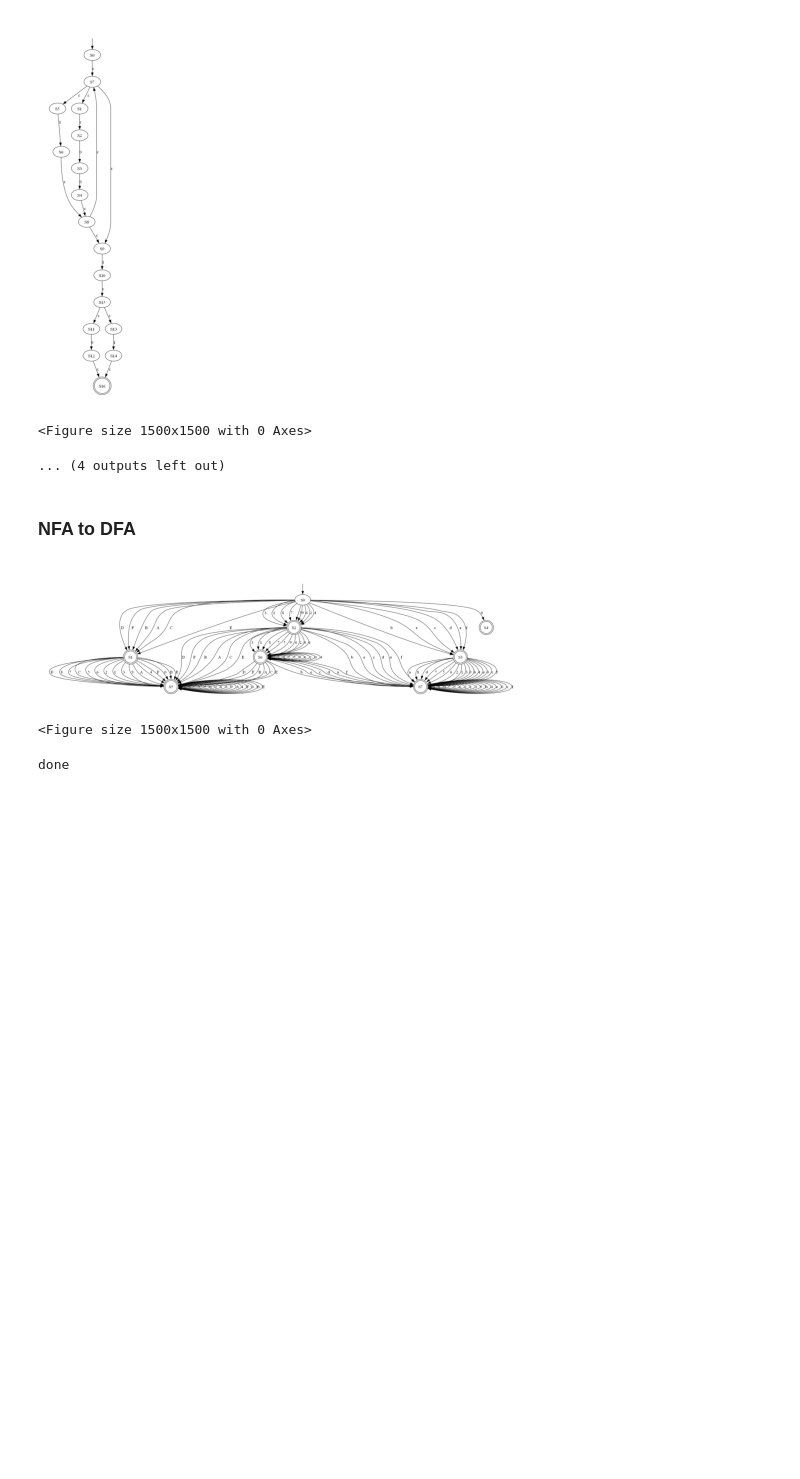
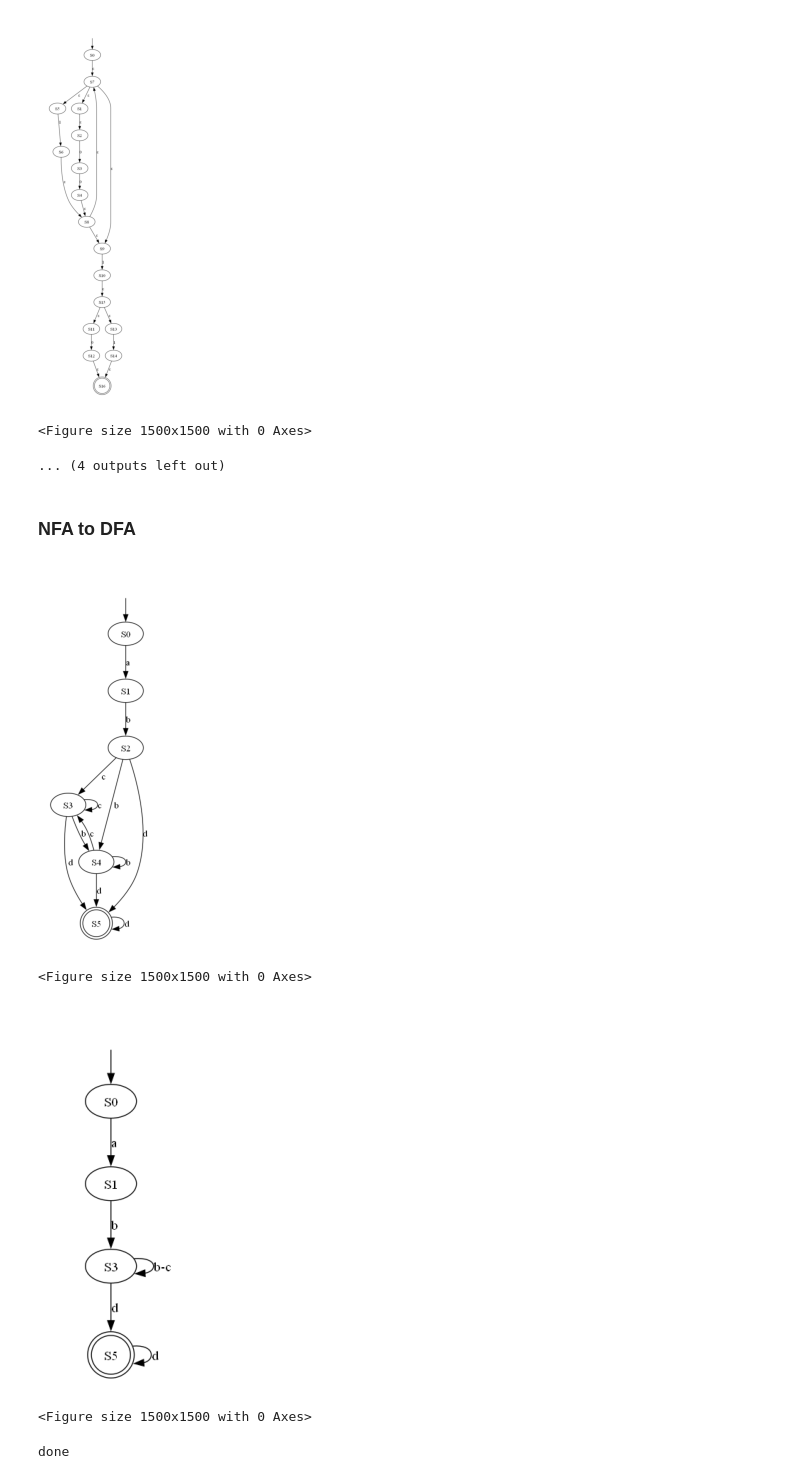
Before and after one commit to MohamedHAmin/NFA-DFA-cmd-generator, a Jupyter notebook: assignment_1.ipynb, the cells around one changed output. Saved outputs shown, nothing was run; the diff lists cells and outputs as text; code cells hidden in the pictures; blank space fills up the shorter version.

```diff
--- a/assignment_1.ipynb
+++ b/assignment_1.ipynb
@@ -70,9 +70,9 @@ def draw_FSM(json_file: str, label: str) -> graphviz.Digraph:
                     if symbol == 'epsilon':
                         symbol = 'ε'
                     dot.edge(key, next_state, label=symbol)
-                else:
-                    next_state = fsm[key][symbol]
-                    dot.edge(key, next_state, label=symbol)
+            else:
+                next_state = fsm[key][symbol]
+                dot.edge(key, next_state, label=symbol)
 
     dot.edge('startingStateH', fsm['startingState'])
 
@@ -123,8 +123,8 @@ def display_and_save_image_DFA(json_file: str, fileName: str) -> None:
     plt.show()
 
 
-def display_and_save_image(json_file: str, fileName: str) -> None:
-    dot = draw_nfa(json_file)
+def display_and_save_image(json_file: str, fileName: str, label: str) -> None:
+    dot = draw_FSM(json_file, label)
     dot.format = 'png'
     dot.render(fileName)
 
@@ -623,19 +940,32 @@ def Requirement2(json):
 
     # convert the NFA to unminimized_DFA
     unminimized_DFA = convert_nfa_to_dfa(json, start_closure_list, is_start_terminating)
+
+
     #Write the DFA to a json file
-    json_write(unminimized_DFA, "DFA.json")
+    json_write(convert_transitions_to_character_classes(unminimized_DFA), "DFA.json")
+
+
     # Draw the DFA
-    display_and_save_image_DFA("DFA.json", "DFA")
+    display_and_save_image("DFA.json", "DFA", "DFA")
+
+    minimized_DFA = Minimize_DFA(unminimized_DFA)
+    minimized_DFA_json = Minimized_DFA_to_JSON(unminimized_DFA, minimized_DFA)
+
+    json_write(convert_transitions_to_character_classes(minimized_DFA_json), "MDFA.json")
+
+    display_and_save_image("MDFA.json", "MDFA", "DFA")
 
     print("done")
 # %%
 # load the json file test1.json
-with open('test3.json') as f:
+with open('test1.json') as f:
     test1 = json.load(f)
 
 Requirement2(test1)
 # %% [output]
-[figure, old version]
+[figure, new version]
 <Figure size 1500x1500 with 0 Axes>
+[figure, added]
-done
+<Figure size 1500x1500 with 0 Axes>
+done
```
Also changed, not shown: parts of 5 cells of this notebook, 9 other files.
